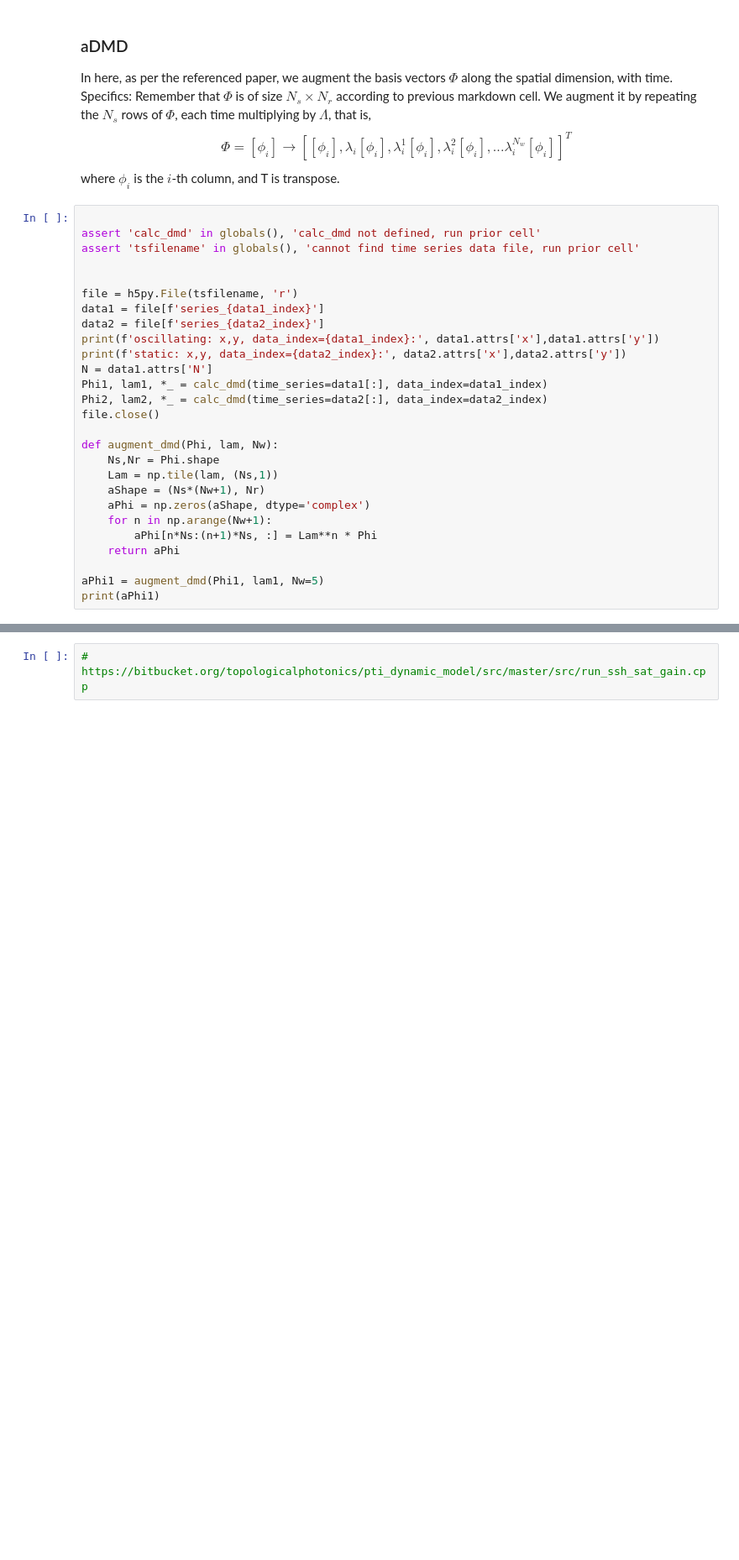
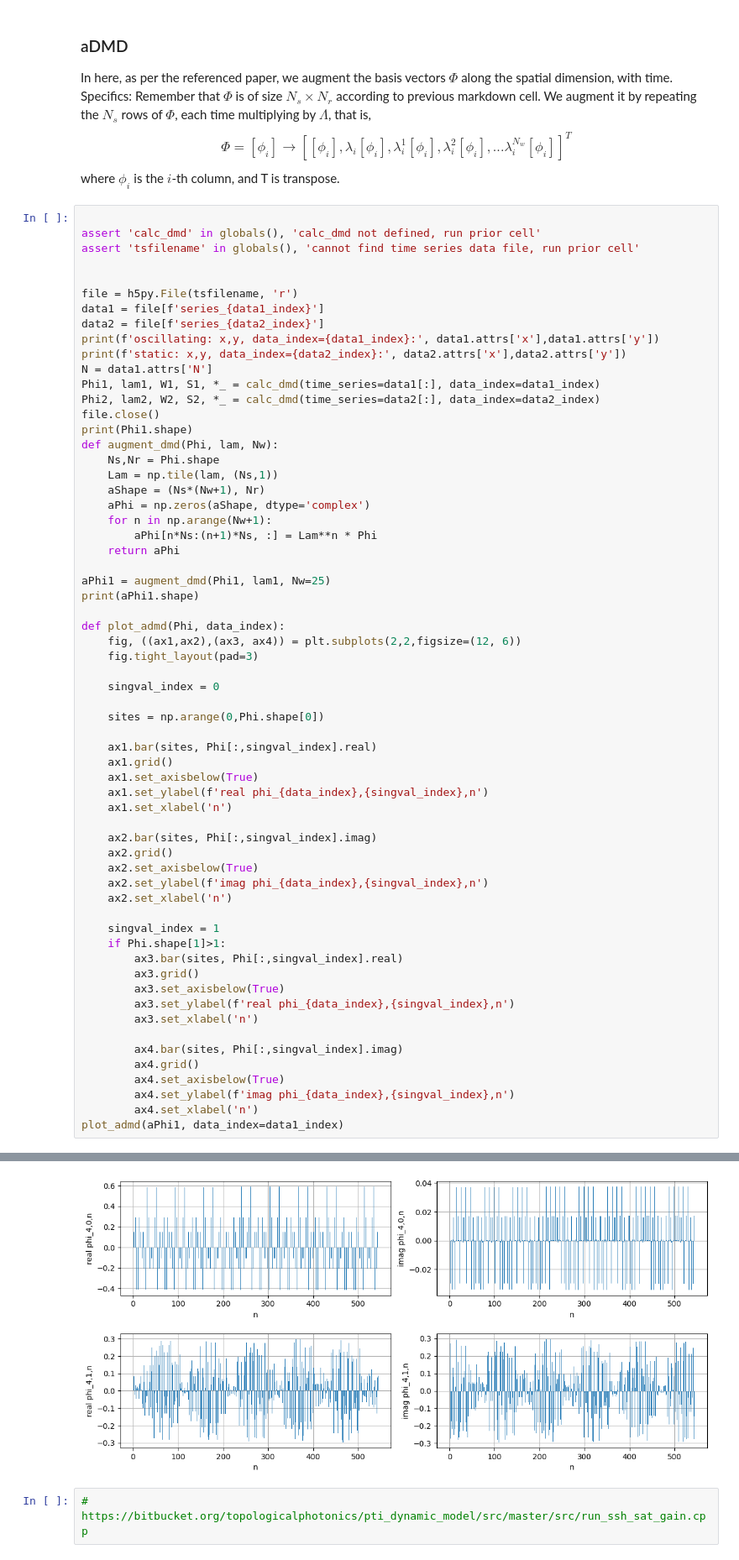
Before and after one commit to sangsoonoh/ML_phase_diagram, a Jupyter notebook: ssh_1d_sat_gain/ssh_1d_cpp.ipynb, the cells around one changed output, grey strips where cells are left out. Shown at 84% size. Saved outputs shown, nothing was run; the diff lists cells and outputs as text; blank space fills up the shorter version.

Commit message:
plot admd modes

```diff
--- a/ssh_1d_sat_gain/ssh_1d_cpp.ipynb
+++ b/ssh_1d_sat_gain/ssh_1d_cpp.ipynb
@@ -429,10 +429,10 @@ data2 = file[f'series_{data2_index}']
 print(f'oscillating: x,y, data_index={data1_index}:', data1.attrs['x'],data1.attrs['y'])
 print(f'static: x,y, data_index={data2_index}:', data2.attrs['x'],data2.attrs['y'])
 N = data1.attrs['N']
-Phi1, lam1, *_ = calc_dmd(time_series=data1[:], data_index=data1_index)
-Phi2, lam2, *_ = calc_dmd(time_series=data2[:], data_index=data2_index)
+Phi1, lam1, W1, S1, *_ = calc_dmd(time_series=data1[:], data_index=data1_index)
+Phi2, lam2, W2, S2, *_ = calc_dmd(time_series=data2[:], data_index=data2_index)
 file.close()
-
+print(Phi1.shape)
 def augment_dmd(Phi, lam, Nw):
     Ns,Nr = Phi.shape
     Lam = np.tile(lam, (Ns,1))
@@ -442,8 +442,43 @@ def augment_dmd(Phi, lam, Nw):
         aPhi[n*Ns:(n+1)*Ns, :] = Lam**n * Phi
     return aPhi
 
-aPhi1 = augment_dmd(Phi1, lam1, Nw=5)
-print(aPhi1)
+aPhi1 = augment_dmd(Phi1, lam1, Nw=25)
+print(aPhi1.shape)
+
+def plot_admd(Phi, data_index):
+    fig, ((ax1,ax2),(ax3, ax4)) = plt.subplots(2,2,figsize=(12, 6))
+    fig.tight_layout(pad=3)
+
+    singval_index = 0
+
+    sites = np.arange(0,Phi.shape[0])
+
+    ax1.bar(sites, Phi[:,singval_index].real)
+    ax1.grid()
+    ax1.set_axisbelow(True)
+    ax1.set_ylabel(f'real phi_{data_index},{singval_index},n')
+    ax1.set_xlabel('n')
+
+    ax2.bar(sites, Phi[:,singval_index].imag)
+    ax2.grid()
+    ax2.set_axisbelow(True)
+    ax2.set_ylabel(f'imag phi_{data_index},{singval_index},n')
+    ax2.set_xlabel('n')
+
+    singval_index = 1
+    if Phi.shape[1]>1:
+        ax3.bar(sites, Phi[:,singval_index].real)
+        ax3.grid()
+        ax3.set_axisbelow(True)
+        ax3.set_ylabel(f'real phi_{data_index},{singval_index},n')
+        ax3.set_xlabel('n')
+
+        ax4.bar(sites, Phi[:,singval_index].imag)
+        ax4.grid()
+        ax4.set_axisbelow(True)
+        ax4.set_ylabel(f'imag phi_{data_index},{singval_index},n')
+        ax4.set_xlabel('n')
+plot_admd(aPhi1, data_index=data1_index)
 # %% [output]
 oscillating: x,y, data_index=4: 0.07800932022121826 0.34236558627693964
 static: x,y, data_index=11: 0.48495492608099716 0.20912151814530944
@@ -465,2 +487,3 @@ static: x,y, data_index=11: 0.48495492608099716 0.20912151814530944
+[figure, added]
 # %%
 # https://bitbucket.org/topologicalphotonics/pti_dynamic_model/src/master/src/run_ssh_sat_gain.cpp
```
Also changed, not shown: parts of 1 cell of this notebook.
